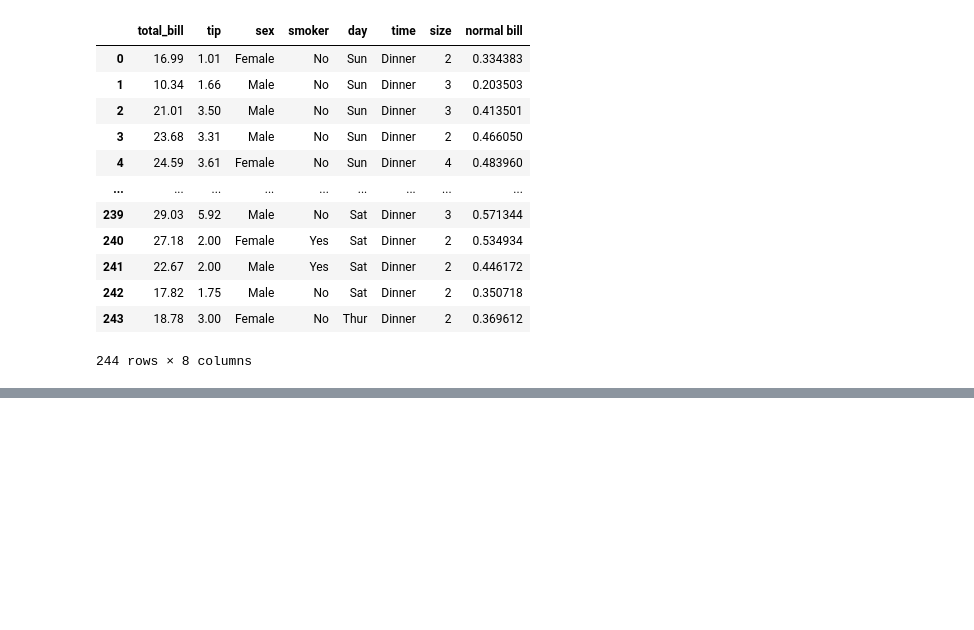
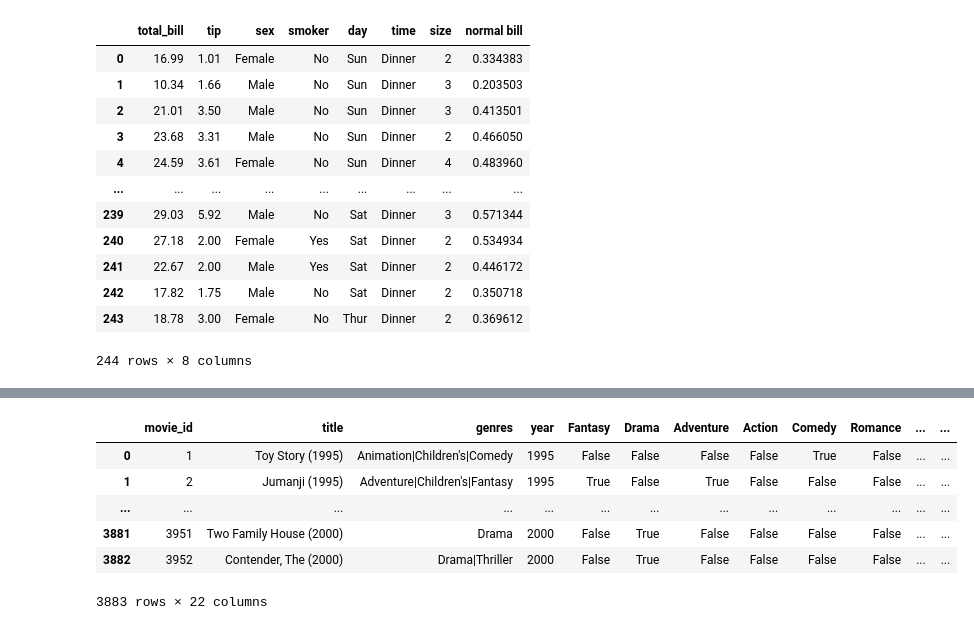
Before and after one commit to MapsaBootCamp/ML3, a Jupyter notebook: DA_LIBs/pandas_section.ipynb, the cells around one changed output, grey strips where cells are left out. Saved outputs shown, nothing was run; the diff lists cells and outputs as text; code cells hidden in the pictures; blank space fills up the shorter version.

```diff
--- a/DA_LIBs/pandas_section.ipynb
+++ b/DA_LIBs/pandas_section.ipynb
@@ -601,0 +680,19 @@ tips_df
+# %%
+def f():
+    for genere in all_genres:
+        movies[genere] = movies['genres'].apply(lambda x: True if genere in x else False)
+
+
+%timeit -n 10 f()
+
+
+print(id(movies))
+def edit_genre(x):
+    for elm in x['genres'].split('|'):
+        x[elm] = True
+    return x
+
+%timeit -n 10 movies.apply(edit_genre, axis=1)
+print(id(movies))
+movies
+# %% [output]
@@ -601,0 +703,7 @@ tips_df
+|  | movie_id | title | genres | year | Fantasy | Drama | Adventure | Action | Comedy | Romance | ... | ... |
+| 0 | 1 | Toy Story (1995) | Animation|Children's|Comedy | 1995 | False | False | False | False | True | False | ... | ... |
+| 1 | 2 | Jumanji (1995) | Adventure|Children's|Fantasy | 1995 | True | False | True | False | False | False | ... | ... |
+| ... | ... | ... | ... | ... | ... | ... | ... | ... | ... | ... | ... | ... |
+| 3881 | 3951 | Two Family House (2000) | Drama | 2000 | False | True | False | False | False | False | ... | ... |
+| 3882 | 3952 | Contender, The (2000) | Drama|Thriller | 2000 | False | True | False | False | False | False | ... | ... |
+3883 rows × 22 columns
```
Also changed, not shown: parts of 14 cells of this notebook, 7 other files.
